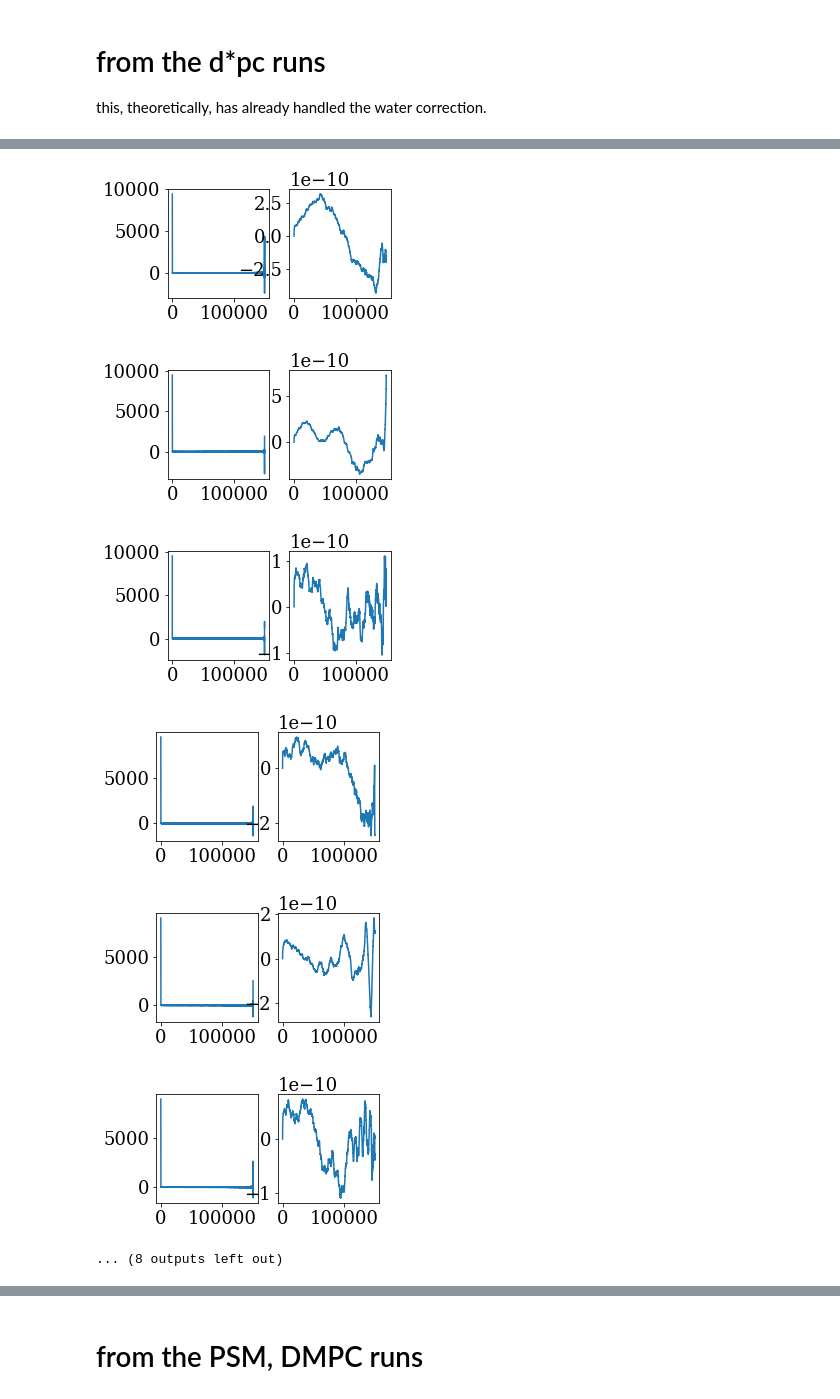
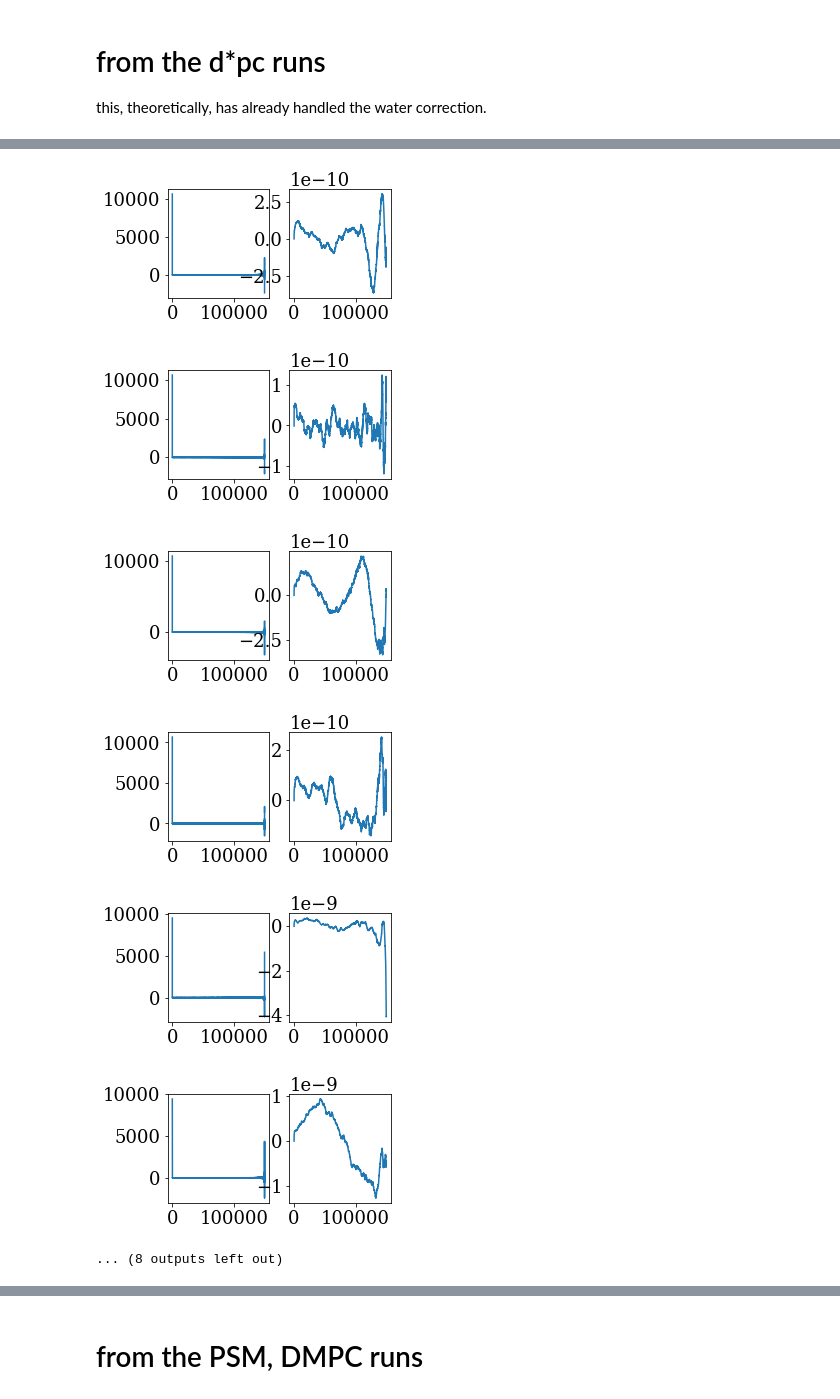
Before and after one commit to sheamusfitz/g-k-viscosity, a Jupyter notebook: 2fs-analysis.ipynb, the cells around one changed output, grey strips where cells are left out. Saved outputs shown, nothing was run; the diff lists cells and outputs as text; code cells hidden in the pictures.

```diff
--- a/2fs-analysis.ipynb
+++ b/2fs-analysis.ipynb
@@ -15,0 +18,2 @@ matplotlib.rc('font', **font)
+# %%
+temps = ['283','293','303','313','323']
@@ -15,0 +59,38 @@ matplotlib.rc('font', **font)
+# %%
+for temp in temps:
+    data[temp+'-mean'] = np.mean(data.filter(regex=temp+'-r.-visc'),axis=1)
+    data[temp+'-std'] = np.std(data.filter(regex=temp+'-r.-visc'),axis=1)
+# %%
+plt.figure(figsize=(16,10))
+for i, temp in enumerate(temps):
+    print(temp)
+    plt.subplot(3, 2, i+1)
+    plt.title(temp)
+    for r in range(1,6):
+        print('\tr',r)
+        plt.plot(data.times/1e3, data[temp+'-r'+str(r)+'-visc'], alpha=0.3)
+    plt.plot(data.times/1e3, data[temp+'-mean'], c='k', alpha=1, label="Average")
+    plt.fill_between(x = data.times/1e3,
+                     y1 = data[temp+'-mean']+data[temp+'-std'],
+                     y2 = data[temp+'-mean']-data[temp+'-std'],
+                     color = 'k', alpha=0.3
+                    )
+    if i>1:
+        plt.xlabel("Time (ns) \'$\\tau^*$\'")
+
+    if 1-i%2:
+        plt.ylabel("Viscosity (Pa$\cdot$m$\cdot$s)")
+
+    plt.xlim(0,50)
+
+    ### Lin Y #########
+    plt.ylim(0,5e-10)
+    ###################
+
+    ### Log Y ##########
+#     plt.yscale('log')
+#     plt.ylim(5e-12,1e-9)
+    ####################
+
+    plt.legend(loc=1)
+plt.show()
@@ -48,7 +191,7 @@ data
 1013514 rows × 41 columns
 # %%
 for lipid in lipids:
-    for r in range(1,6):
+    for r in range(5):
         plt.figure(figsize=(4,2))
         plt.subplot(121)
         plt.plot(data.times, data[lipid+'-r'+str(r+1)+'-auto'])
@@ -65,9 +208,9 @@ for lipid in lipids:
-[figure, old version]
+[figure, new version]
-[figure, old version]
+[figure, new version]
-[figure, old version]
+[figure, new version]
-[figure, old version]
+[figure, new version]
-[figure, old version]
+[figure, new version]
-[figure, old version]
+[figure, new version]
 ... (8 outputs left out)
 # %%
 tails = {
```
Also changed, not shown: parts of 34 cells of this notebook, 1 other file.
